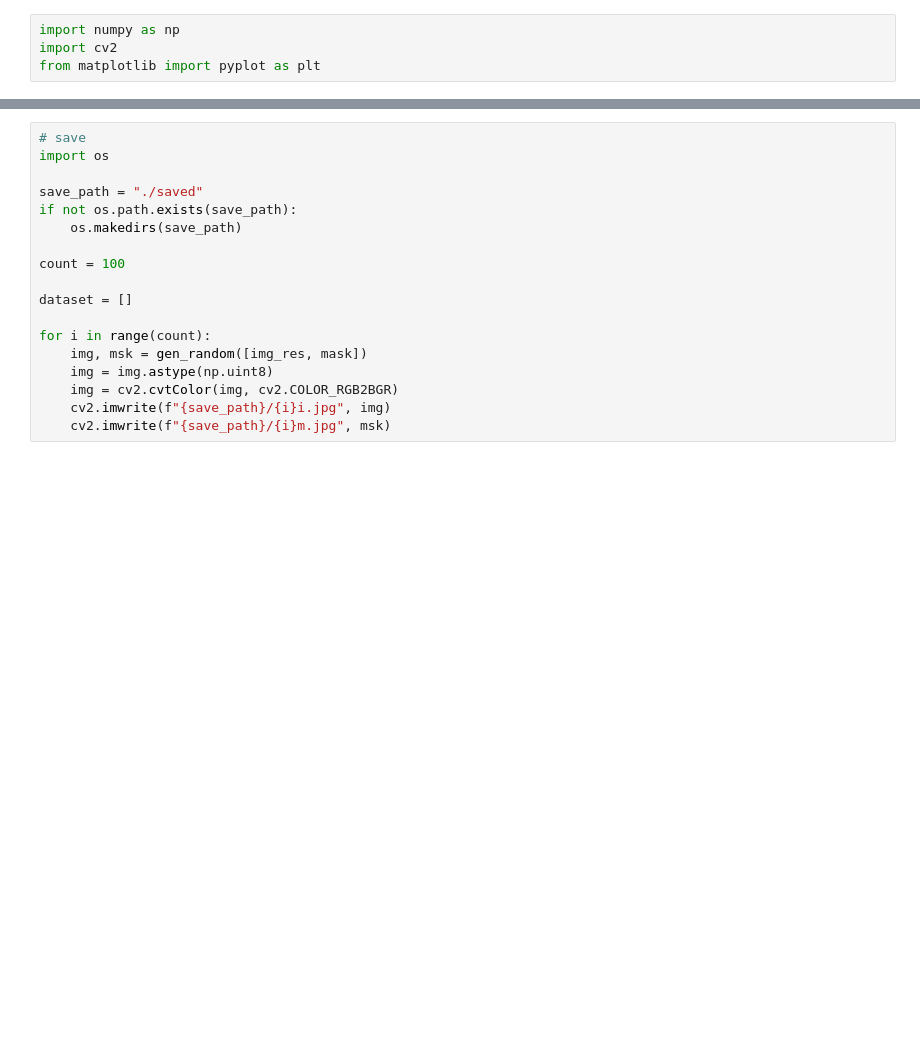
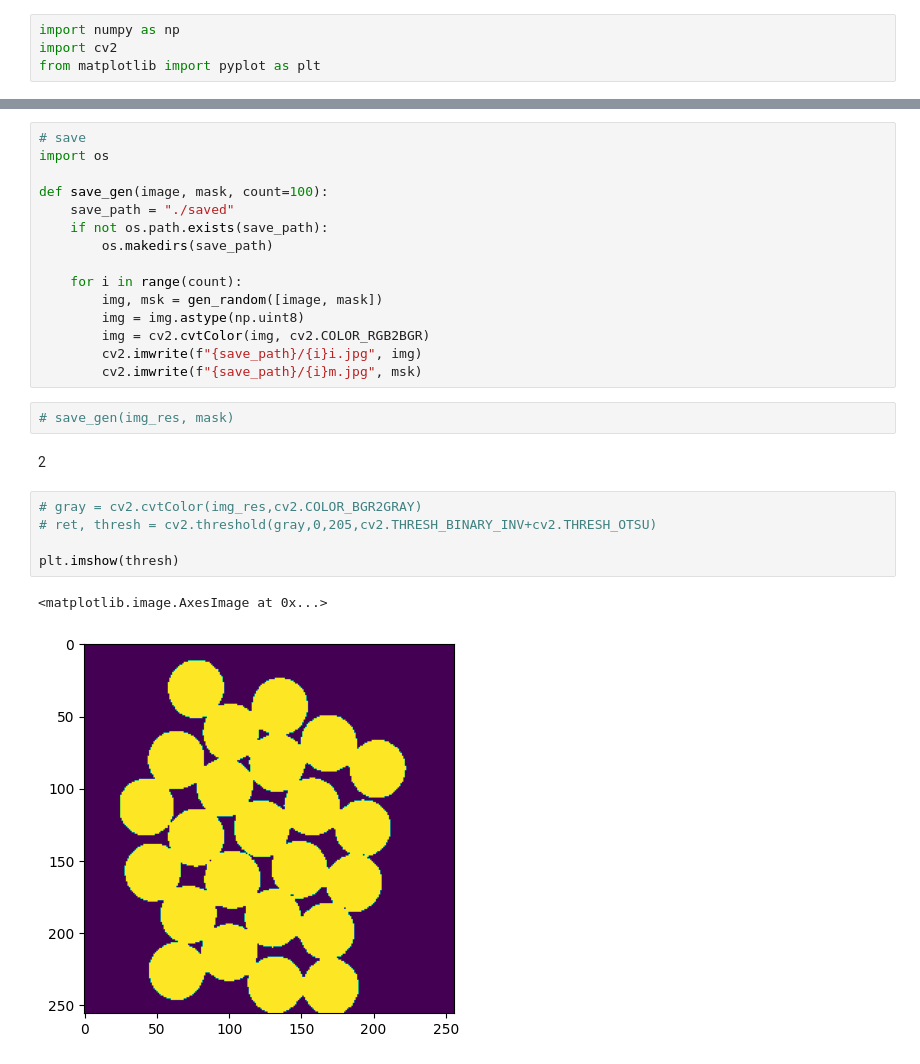
Before and after one commit to Dezzelshipc/CompMath, a Jupyter notebook: sem7-ai-systems/lab1/lab1.ipynb, the cells around one changed output, grey strips where cells are left out. Saved outputs shown, nothing was run; the diff lists cells and outputs as text; blank space fills up the shorter version.

```diff
--- a/sem7-ai-systems/lab1/lab1.ipynb
+++ b/sem7-ai-systems/lab1/lab1.ipynb
@@ -126,17 +130,26 @@ plt.imshow(m)
 # save
 import os
 
-save_path = "./saved"
-if not os.path.exists(save_path):
-    os.makedirs(save_path)
+def save_gen(image, mask, count=100):
+    save_path = "./saved"
+    if not os.path.exists(save_path):
+        os.makedirs(save_path)
 
-count = 100
-
-dataset = []
-
-for i in range(count):
-    img, msk = gen_random([img_res, mask])
-    img = img.astype(np.uint8)
-    img = cv2.cvtColor(img, cv2.COLOR_RGB2BGR)
-    cv2.imwrite(f"{save_path}/{i}i.jpg", img)
-    cv2.imwrite(f"{save_path}/{i}m.jpg", msk)
+    for i in range(count):
+        img, msk = gen_random([image, mask])
+        img = img.astype(np.uint8)
+        img = cv2.cvtColor(img, cv2.COLOR_RGB2BGR)
+        cv2.imwrite(f"{save_path}/{i}i.jpg", img)
+        cv2.imwrite(f"{save_path}/{i}m.jpg", msk)
+# %%
+# save_gen(img_res, mask)
+# %% [markdown]
+2
+# %%
+# gray = cv2.cvtColor(img_res,cv2.COLOR_BGR2GRAY)
+# ret, thresh = cv2.threshold(gray,0,205,cv2.THRESH_BINARY_INV+cv2.THRESH_OTSU)
+
+plt.imshow(thresh)
+# %% [output]
+<matplotlib.image.AxesImage at 0x...>
+[figure, added]
```
Also changed, not shown: parts of 12 cells of this notebook, 8 other files.
